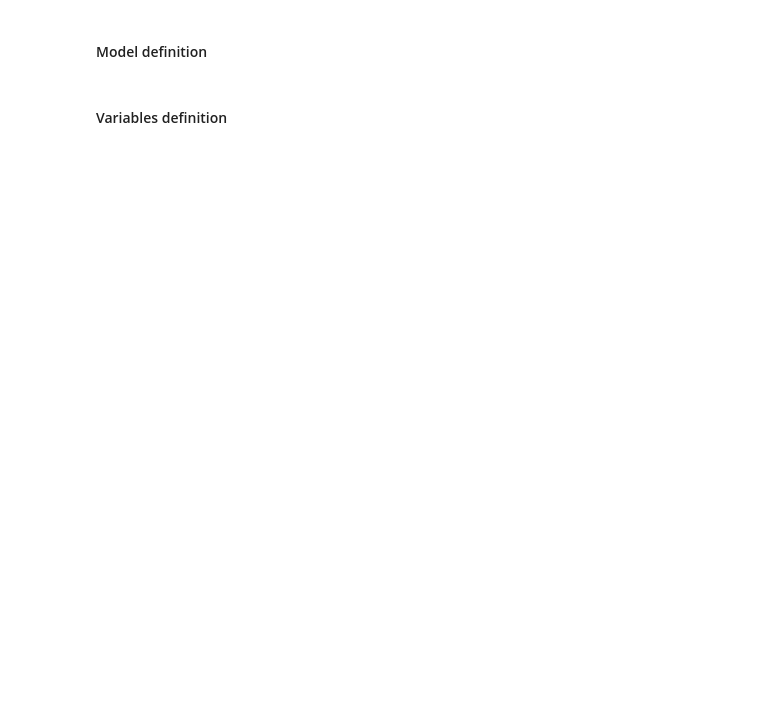
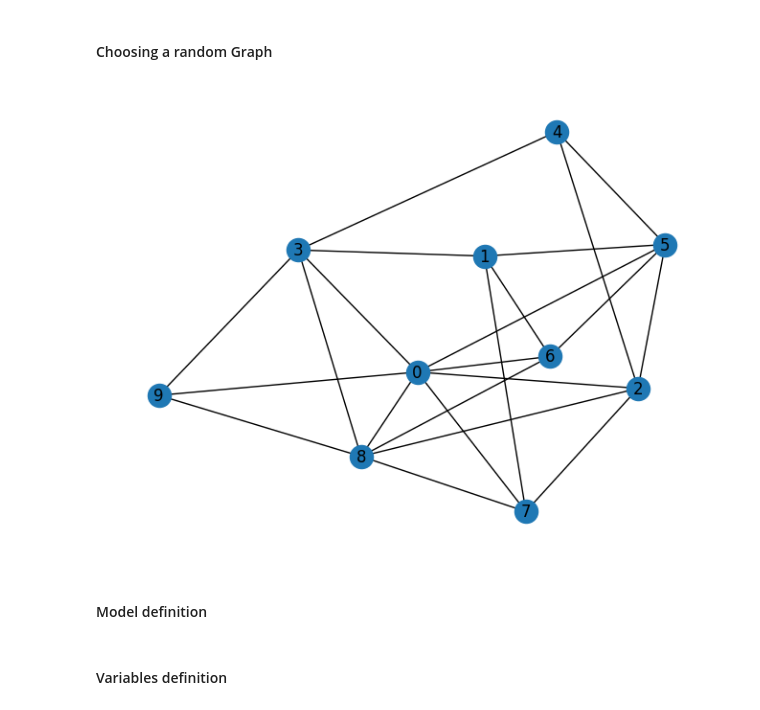
Before and after one commit to mendoza95/b_chromatic_colouring, a Jupyter notebook: Linear Program for the b-chromatic number of a graph.ipynb, the cells around one changed output. Cells and saved outputs as stored; diff of their text form; code cells hidden in the pictures; blank space fills up the shorter version.

```diff
--- a/Linear Program for the b-chromatic number of a graph.ipynb
+++ b/Linear Program for the b-chromatic number of a graph.ipynb
@@ -4,3 +15,11 @@ import networkx as nx
+# %% [markdown]
+#### Choosing a random Graph
+# %%
+G = nx.fast_gnp_random_graph(10,0.5)
+# %%
+nx.draw(G, with_labels=True)
+# %% [output]
+[figure, added]
 # %% [markdown]
 #### Model definition
 # %%
```
Also changed, not shown: parts of 8 cells of this notebook.
